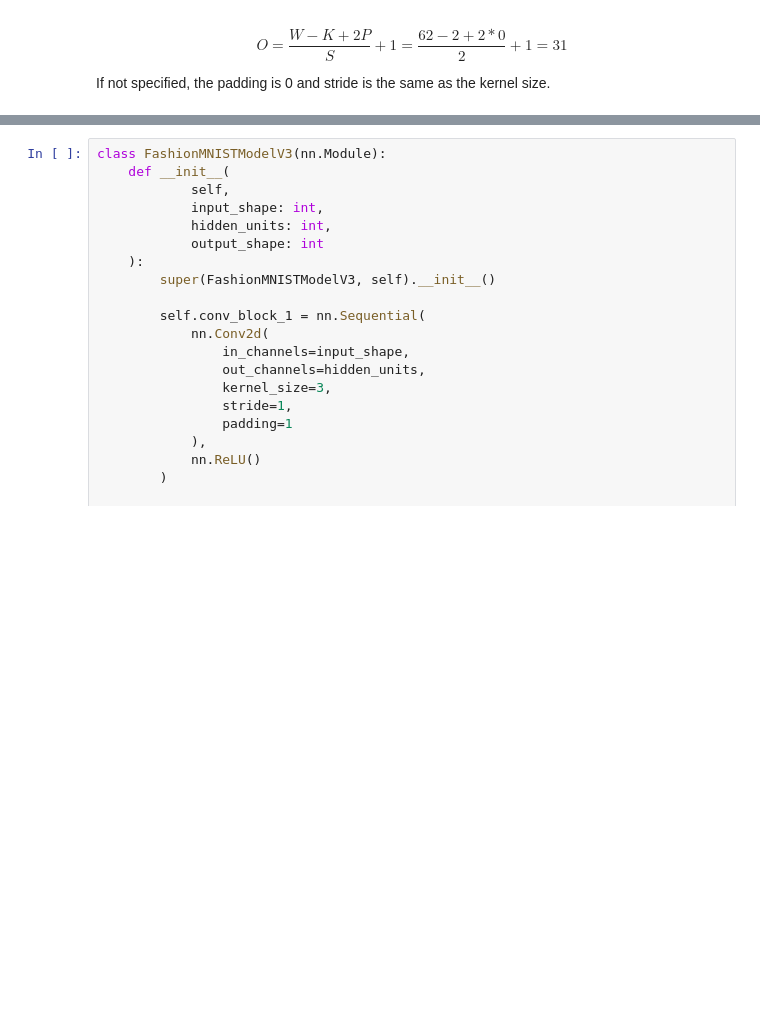
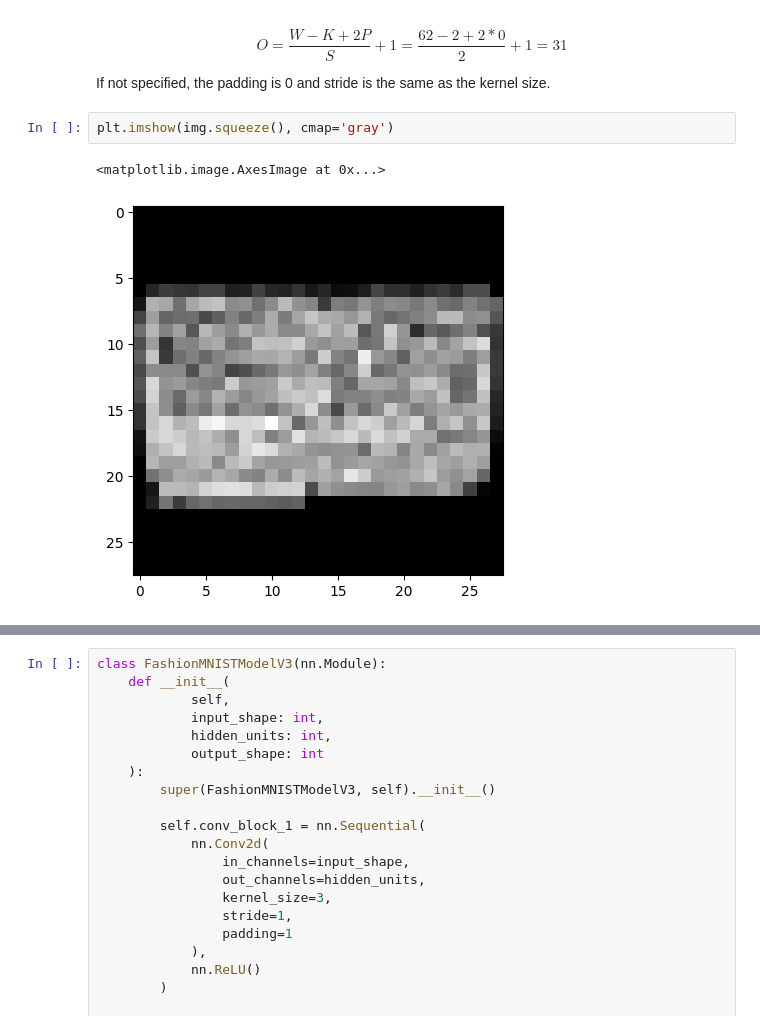
Before and after one commit to DinizMaths/PPGEEC2318_MACHINE_LEARNING, a Jupyter notebook: studies/pytorch/05_computer_vision.ipynb, the cells around one changed output, grey strips where cells are left out. Cells and saved outputs as stored; diff of their text form; blank space fills up the shorter version.

```diff
--- a/studies/pytorch/05_computer_vision.ipynb
+++ b/studies/pytorch/05_computer_vision.ipynb
@@ -870,3 +877,8 @@ torch.Size([10, 31, 31])
 $$ O = \frac{W - K + 2P}{S} + 1 = \frac{62 - 2 + 2 * 0}{2} + 1 = 31$$
 
 If not specified, the padding is 0 and stride is the same as the kernel size.
+# %%
+plt.imshow(img.squeeze(), cmap='gray')
+# %% [output]
+<matplotlib.image.AxesImage at 0x...>
+[figure, added]
```
Also changed, not shown: parts of 4 cells of this notebook.
